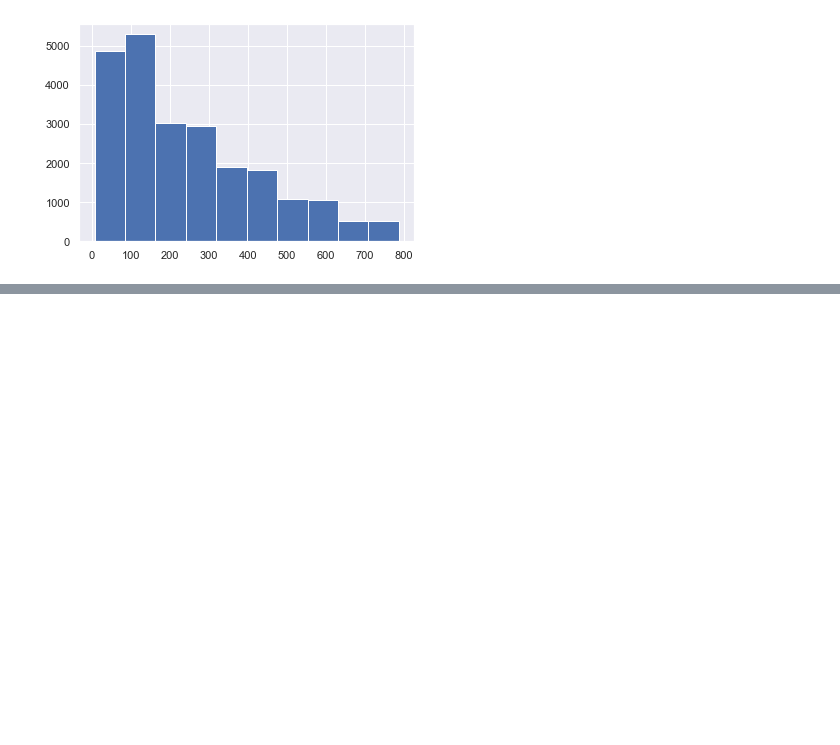
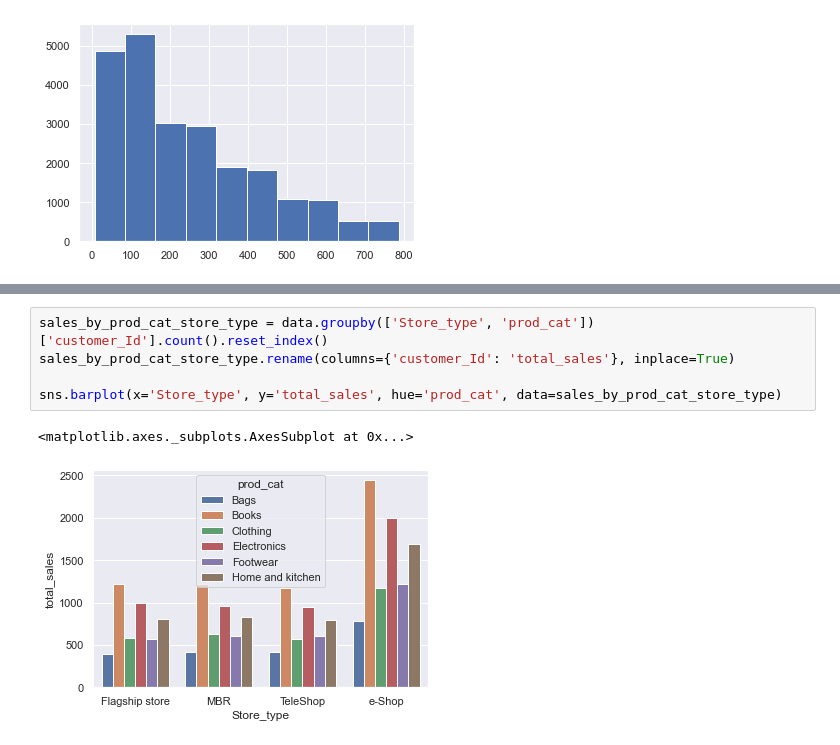
Before and after one commit to tpgmartin/retail_shop_case_study, a Jupyter notebook: notebooks/EDA.ipynb, the cells around one changed output, grey strips where cells are left out. Saved outputs shown, nothing was run; the diff lists cells and outputs as text; blank space fills up the shorter version.

```diff
--- a/notebooks/EDA.ipynb
+++ b/notebooks/EDA.ipynb
@@ -215,0 +379,8 @@ plt.hist((transactions['Tax'] - np.mean(transactions['Tax']))/np.std(transaction
+# %%
+sales_by_prod_cat_store_type = data.groupby(['Store_type', 'prod_cat'])['customer_Id'].count().reset_index()
+sales_by_prod_cat_store_type.rename(columns={'customer_Id': 'total_sales'}, inplace=True)
+
+sns.barplot(x='Store_type', y='total_sales', hue='prod_cat', data=sales_by_prod_cat_store_type)
+# %% [output]
+<matplotlib.axes._subplots.AxesSubplot at 0x...>
+[figure, added]
```
Also changed, not shown: parts of 24 cells of this notebook.
